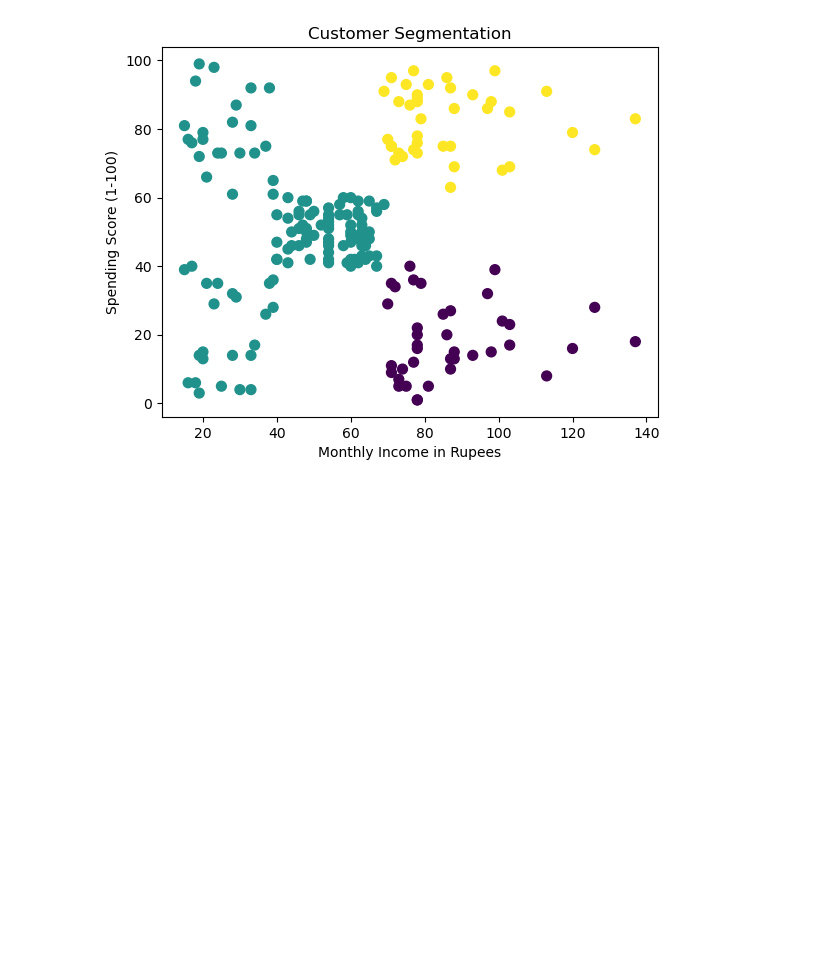
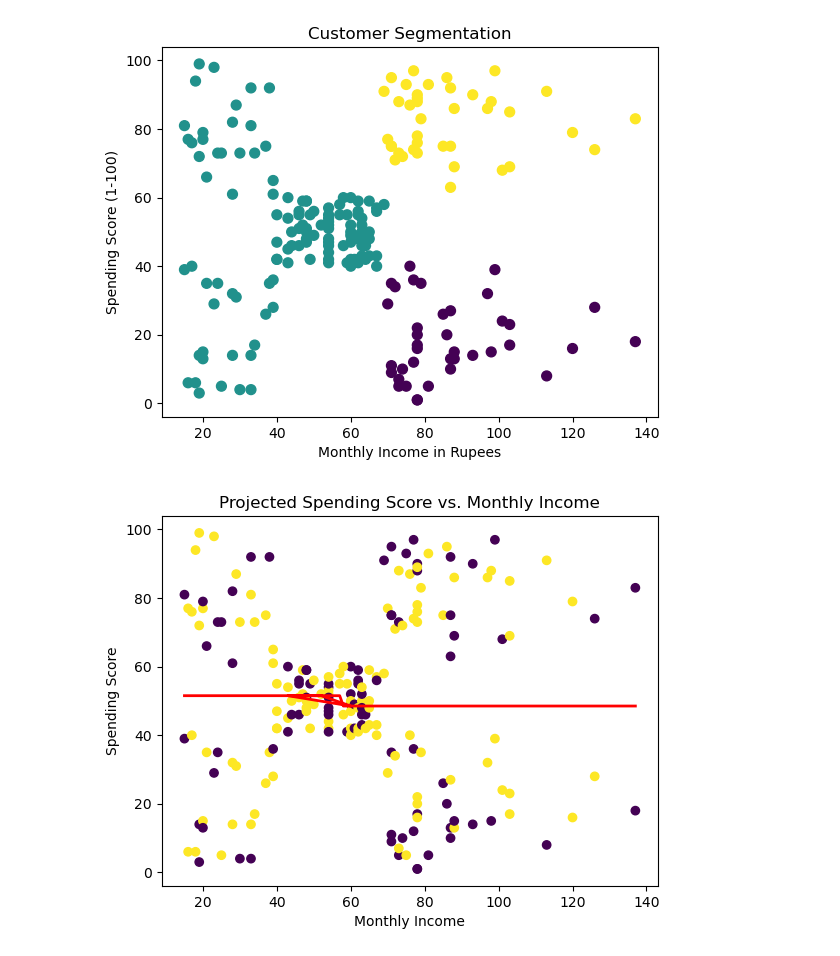
Before and after one commit to Ronyszx/AIML_internship, a Jupyter notebook: AIML intern.ipynb, the cells around one changed output. Cells and saved outputs as stored; diff of their text form; code cells hidden in the pictures; blank space fills up the shorter version.

Commit message:
Added K-fold validation method on assignment

```diff
--- a/AIML intern.ipynb
+++ b/AIML intern.ipynb
@@ -705,3 +705,70 @@ plt.title('Customer Segmentation')
 plt.show()
 # %% [output]
 [figure]
+# %%
+import pandas as pd
+import numpy as np
+import matplotlib.pyplot as plt
+from sklearn.cluster import KMeans
+from sklearn.model_selection import KFold
+from sklearn.metrics import r2_score
+
+# Load the data
+df = pd.read_excel(r"C:\Users\ronys\Desktop\AI assessment\casestudy.xlsx")
+X = data.iloc[:, [3]].values
+y = data.iloc[:, [4]].values
+gender = data.iloc[:, 1].values
+
+# Convert gender to numerical values
+gender_num = np.zeros_like(gender)
+gender_num[gender == 'Male'] = 0
+gender_num[gender == 'Female'] = 1
+
+# Perform k-fold cross-validation
+kfold = KFold(n_splits=5, shuffle=True, random_state=42)
+r2_scores = []
+for train_index, test_index in kfold.split(X):
+    # Split the data into training and test sets
+    X_train, X_test = X[train_index], X[test_index]
+    y_train, y_test = y[train_index], y[test_index]
+    gender_train, gender_test = gender_num[train_index], gender_num[test_index]
+
+    # Fit a KMeans model to the training data
+    kmeans = KMeans(n_clusters=2, random_state=42)
+    kmeans.fit(X_train)
+
+    # Use the KMeans model to predict clusters for the test data
+    clusters = kmeans.predict(X_test)
+
+    # Project the spending score based on the mean spending score for each cluster
+    cluster_means = [np.mean(y_train[gender_train == i]) for i in range(2)]
+    y_projected = np.zeros_like(clusters, dtype=np.float64)
+    for i, c in enumerate(clusters):
+        y_projected[i] = cluster_means[c]
+
+    # Compute the R-squared score for the test set
+    y_true = y_test.reshape(-1, 1)
+    y_pred = y_projected.reshape(-1, 1)
+    r2 = r2_score(y_true, y_pred)
+    r2_scores.append(r2)
+
+# Compute the average R-squared score over all folds
+avg_r2_score = np.mean(r2_scores)
+
+# Plot the projected spending score for the entire dataset
+kmeans = KMeans(n_clusters=2, random_state=42)
+kmeans.fit(X)
+clusters = kmeans.predict(X)
+cluster_means = [np.mean(y[gender_num == i]) for i in range(2)]
+y_projected = np.zeros_like(clusters, dtype=np.float64)
+for i, c in enumerate(clusters):
+    y_projected[i] = cluster_means[c]
+
+plt.scatter(X, y, c=gender_num)
+plt.plot(X, y_projected, c='red', linewidth=2)
+plt.xlabel('Monthly Income')
+plt.ylabel('Spending Score')
+plt.title('Projected Spending Score vs. Monthly Income')
+plt.show()
+# %% [output]
+[figure, added]
```
